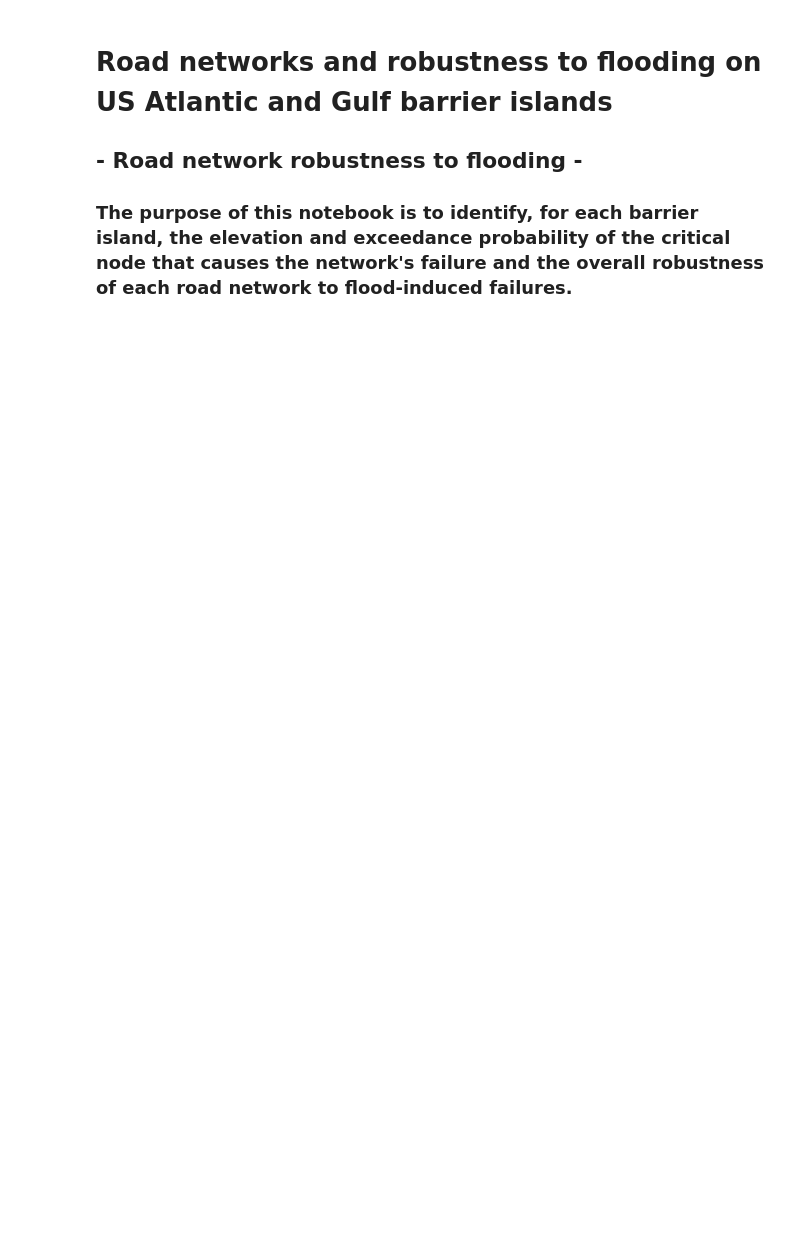
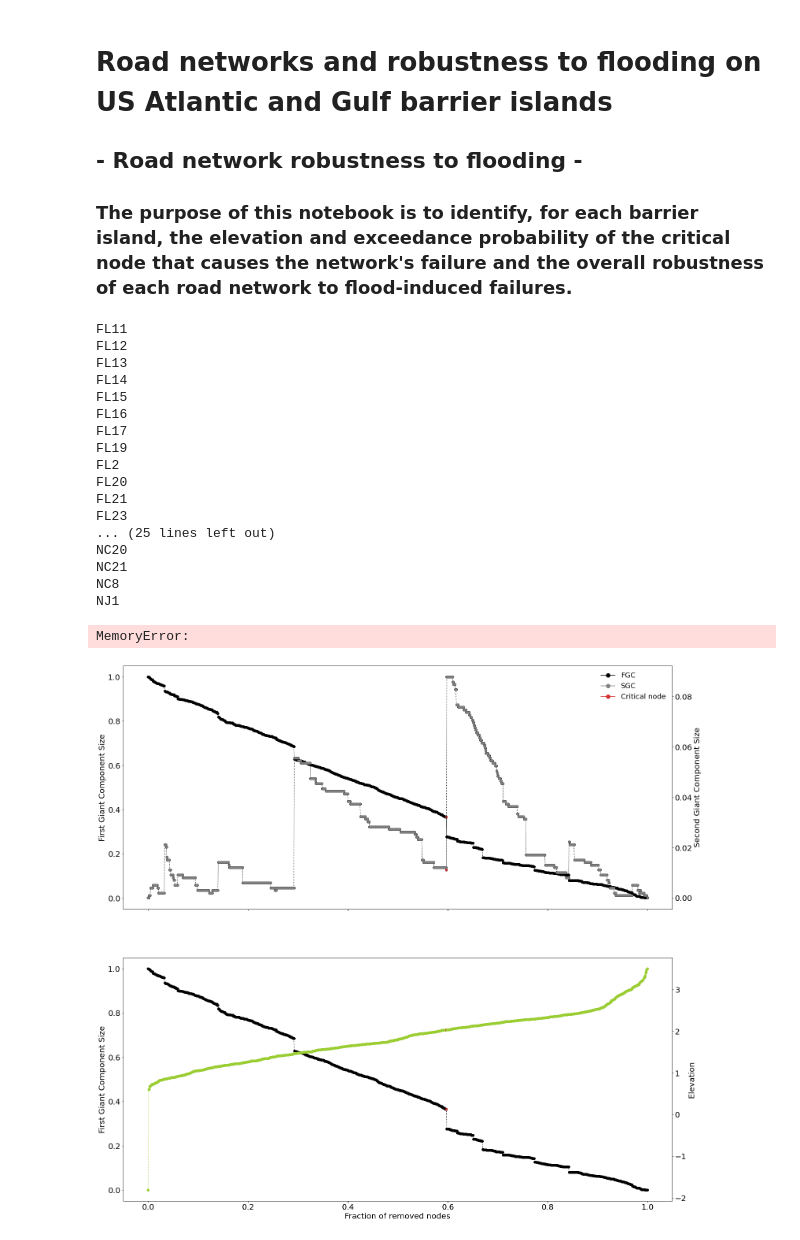
Before and after one commit to envidynxlab/Networks_Barriers, a Jupyter notebook: Notebooks/Analysis.ipynb, the cells around one changed output. Saved outputs shown, nothing was run; the diff lists cells and outputs as text; code cells hidden in the pictures; blank space fills up the shorter version.

```diff
--- a/Notebooks/Analysis.ipynb
+++ b/Notebooks/Analysis.ipynb
@@ -22,5 +22,7 @@ os.chdir()
 # %%
-### Explore the size decay of the GCC to identify the critical node that leads to the fragmentation of the network (road networks with more than 100 nodes)
+%%time
+
+### Explore the size decay of the GCC to identify the critical node that leads to the fragmentation of the network (road networks with more than 100 nodes) and plot maps with road networks
 
 # Create folders if they don't exist
 outdir= '.\\Results'
@@ -52,7 +54,7 @@ for subdir, dirs, files in os.walk(rootdir):
             # pull out elevation attribute
             Z = nx.get_node_attributes(G,'Elevations')
             # convert str values in float to be able to sort them
-            Z = dict(zip(E.keys(), [float(value) for value in Z.values()]))
+            Z = dict(zip(Z.keys(), [float(value) for value in Z.values()]))
             # sort elevation values in ascending order
             Sorted_Z = sorted(Z.items(), key=lambda item: item[1])
             # select first element of each tuple in the list (nodes ID):
@@ -138,16 +140,16 @@ for subdir, dirs, files in os.walk(rootdir):
                                Line2D([0], [0], marker='o', color='#9ACD32', label='Elevation', markersize=10)]
             ax1.legend(handles=legend_elements1, loc="best", frameon=False, fontsize=18)
 
-#                 plt.show()
             plt.rcParams["font.size"]= 20
             plt.rcParams["figure.figsize"] = (15,15)
 
             f.savefig(".\\Results\\GCC_Plots\{0}.png".format(barrier), dpi=500, facecolor='w')
+            plt.close()
 
-### Static maps for each network using OSM as basemap
+            ### Static maps for each network using OSM as basemap
 
             # read polygons
-            poly = gpd.read_file(".\\Data\\Barriers\\Barriers_AtlGulf\\{0}.shp".format(barrier))
+            poly = gpd.read_file(".\\Data\\Barriers\\Barriers_AtlGulf\\{0}_geo.shp".format(barrier))
             # extract just the geometry (shapely object) part and clean it with a buffer
             poly_geo = poly['geometry'].iloc[0]
             poly_geo = poly_geo.buffer(0)
@@ -180,33 +182,54 @@ for subdir, dirs, files in os.walk(rootdir):
                 if row['elevation'] == elev:
                     val = 50
                 else:
                     val = 30
                 return val
 
             nodes['Color'] = nodes.apply(color, axis=1) # New column with color categories
             nodes['Size'] = nodes.apply(size, axis=1) # New column with size categories
 
             # plot map using OSM as basemap
             fig, ax = plt.subplots()
             nodes = nodes.to_crs(epsg=3857) # convert gdf to EPSG used by basemaps
             edges = edges.to_crs(epsg=3857)
             nodes.plot(ax=ax, color=nodes.Color, markersize=nodes.Size, zorder=2, legend=True) # plot nodes
             edges.plot(ax=ax, alpha=0.2, color='black', zorder=1) # plot edges
             ctx.add_basemap(ax, zoom=13, source=ctx.providers.OpenStreetMap.Mapnik) # add basemap (OSM)
             plt.xticks(fontsize=12) # reduce fontsize of x axis
             plt.yticks(fontsize=12) # reduce fontsize of y axis
             legend_elements = [Line2D([0], [0], marker='o', color='black', label='Connected nodes',
                                       markerfacecolor='g', markersize=10),
                                Line2D([0], [0], marker='o', color='black', label='Disconnected nodes',
                                       markerfacecolor='b', markersize=10),
                                Line2D([0], [0], marker='o', color='black', label='Target node',
                                       markerfacecolor='r', markersize=10),
                                ] # create legend
             ax.legend(handles=legend_elements, loc='best', frameon=False)
             ax.set_title(barrier, fontsize=22)
             ax.ticklabel_format(style='plain')
             plt.rcParams["figure.figsize"] = (25,25)
             plt.savefig('.\\Results\\Networks_Maps\\{0}.png'.format(barrier), dpi=300, facecolor='w')
+            plt.close()
+# %% [output]
+FL11
+FL12
+FL13
+FL14
+FL15
+FL16
+FL17
+FL19
+FL2
+FL20
+FL21
+FL23
+... (25 lines left out)
+NC20
+NC21
+NC8
+NJ1
+MemoryError:
+[figure, added]
 # %%
 ### Create table with information for each barrier
 
```
Also changed, not shown: parts of 1 cell of this notebook.
